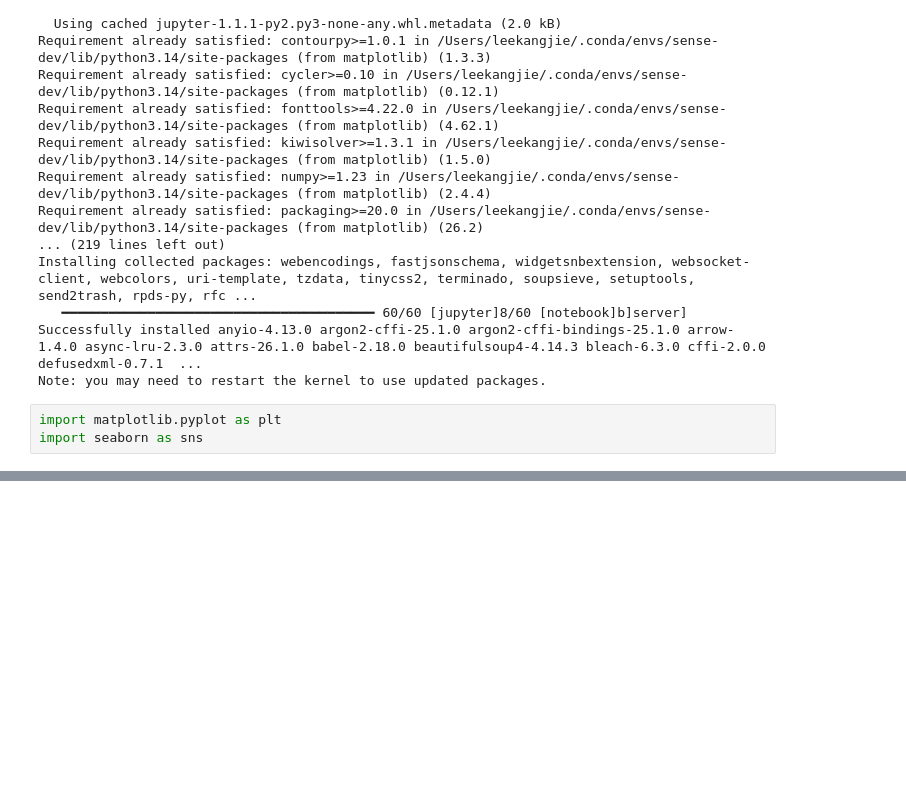
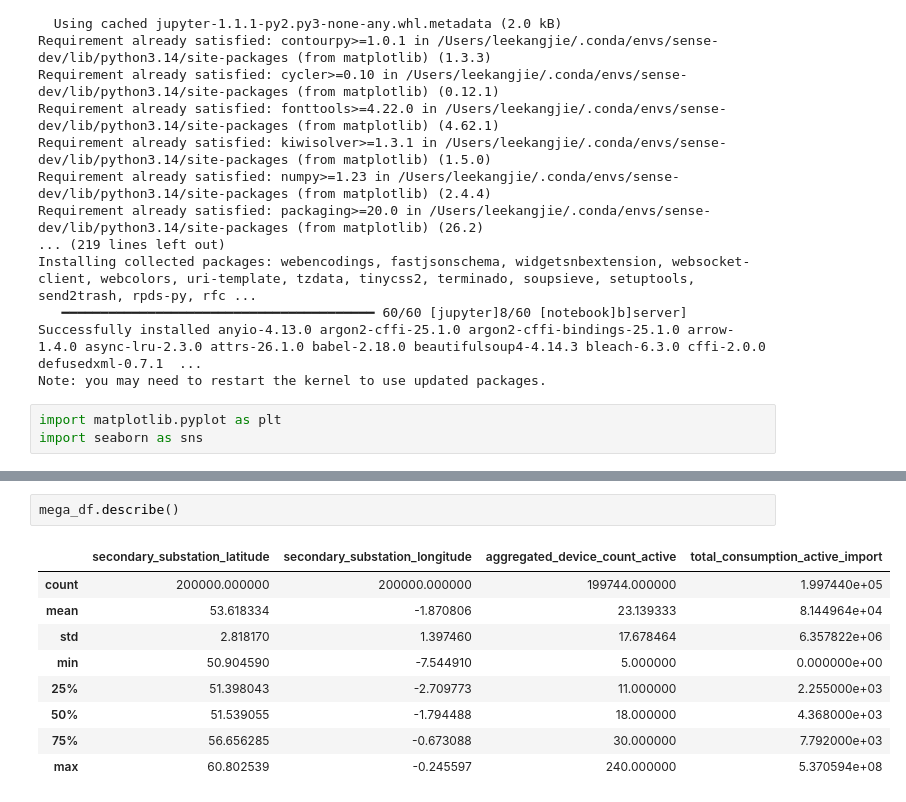
Before and after one commit to kjl1c20/chargepoint-load-analysis, a Jupyter notebook: explore.ipynb, the cells around one changed output, grey strips where cells are left out. Saved outputs shown, nothing was run; the diff lists cells and outputs as text; blank space fills up the shorter version.

```diff
--- a/explore.ipynb
+++ b/explore.ipynb
@@ -94,0 +121,12 @@ plt.plot(df['data_collection_log_timestamp'], df['value'])
+# %%
+mega_df.describe()
+# %% [output]
+|  | secondary_substation_latitude | secondary_substation_longitude | aggregated_device_count_active | total_consumption_active_import |
+| count | 200000.000000 | 200000.000000 | 199744.000000 | 1.997440e+05 |
+| mean | 53.618334 | -1.870806 | 23.139333 | 8.144964e+04 |
+| std | 2.818170 | 1.397460 | 17.678464 | 6.357822e+06 |
+| min | 50.904590 | -7.544910 | 5.000000 | 0.000000e+00 |
+| 25% | 51.398043 | -2.709773 | 11.000000 | 2.255000e+03 |
+| 50% | 51.539055 | -1.794488 | 18.000000 | 4.368000e+03 |
+| 75% | 56.656285 | -0.673088 | 30.000000 | 7.792000e+03 |
+| max | 60.802539 | -0.245597 | 240.000000 | 5.370594e+08 |
```
Also changed, not shown: parts of 4 cells of this notebook, 4 other files.
